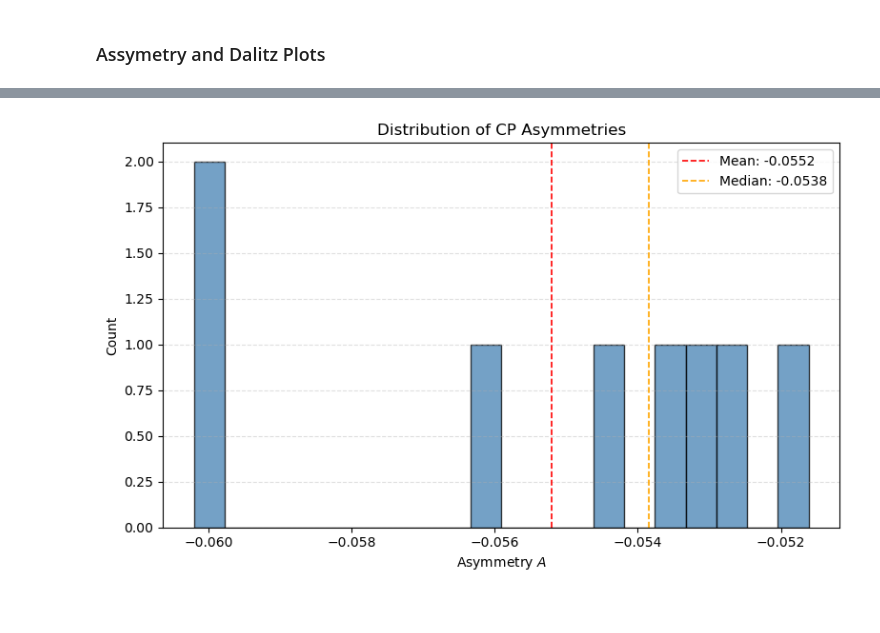
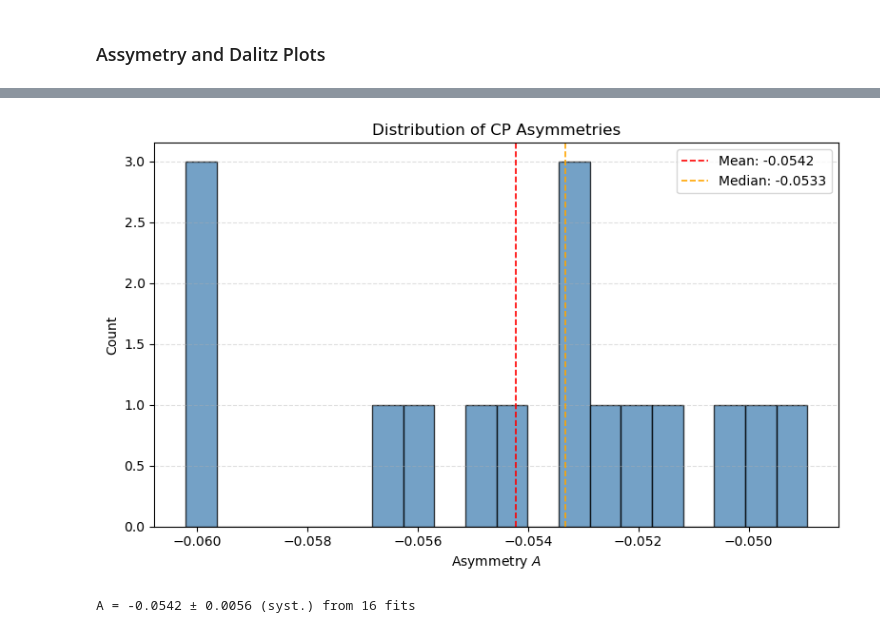
Before and after one commit to damianfrench/MatterAntimatterLab, a Jupyter notebook: SystematicUncertainties.ipynb, the cells around one changed output, grey strips where cells are left out. Saved outputs shown, nothing was run; the diff lists cells and outputs as text; code cells hidden in the pictures.

```diff
--- a/SystematicUncertainties.ipynb
+++ b/SystematicUncertainties.ipynb
@@ -1079,7 +1254,7 @@ def Asymmetry(N_pos,N_neg):
     return (N_neg-N_pos)/(N_neg+N_pos)
 def Asymmetry_uncertainty_with_A(N_pos,N_neg,A):
     return np.sqrt((1-A**2)/(N_neg+N_pos))
-fitting_models = [root_gaussians_exp, root_fitting_gauss_cauchy_uniform]
+fitting_models = [root_gaussians_exp, root_fitting_gauss_cauchy_uniform, root_gaussians_uniform, root_fitting_gauss_cauchy_exp]
 
 final_results = {}
 ROOT.RooMsgService.instance().setGlobalKillBelow(ROOT.RooFit.ERROR)
@@ -1173,24 +1427,29 @@ display(HTML(df_results.to_html(index=False)))
 # %%
 fig, ax = plt.subplots(figsize=(8, 5))
 
 all_asymmetries = [
     alg_results[alg]['A']
     for alg_results in final_results.values()
     for alg in alg_results
 ]
 
 ax.hist(all_asymmetries, bins=20, color='steelblue', edgecolor='black', alpha=0.75)
 ax.axvline(np.mean(all_asymmetries), color='red',    linestyle='--', linewidth=1.2, label=f"Mean: {np.mean(all_asymmetries):.4f}")
 ax.axvline(np.median(all_asymmetries), color='orange', linestyle='--', linewidth=1.2, label=f"Median: {np.median(all_asymmetries):.4f}")
 
 ax.set_xlabel("Asymmetry $A$")
 ax.set_ylabel("Count")
 ax.set_title("Distribution of CP Asymmetries")
 ax.legend()
 ax.grid(axis='y', linestyle='--', alpha=0.4)
 
 plt.tight_layout()
 plt.savefig("fit_plots/asymmetry_histogram.png", dpi=150)
 plt.show()
+A_mean  = np.mean(all_asymmetries)
+A_syst  = (np.max(all_asymmetries) - np.min(all_asymmetries)) / 2
+
+print(f"A = {A_mean:.4f} ± {A_syst:.4f} (syst.) from {len(all_asymmetries)} fits")
 # %% [output]
-[figure, old version]
+[figure, new version]
+A = -0.0542 ± 0.0056 (syst.) from 16 fits
```
Also changed, not shown: parts of 4 cells of this notebook.
